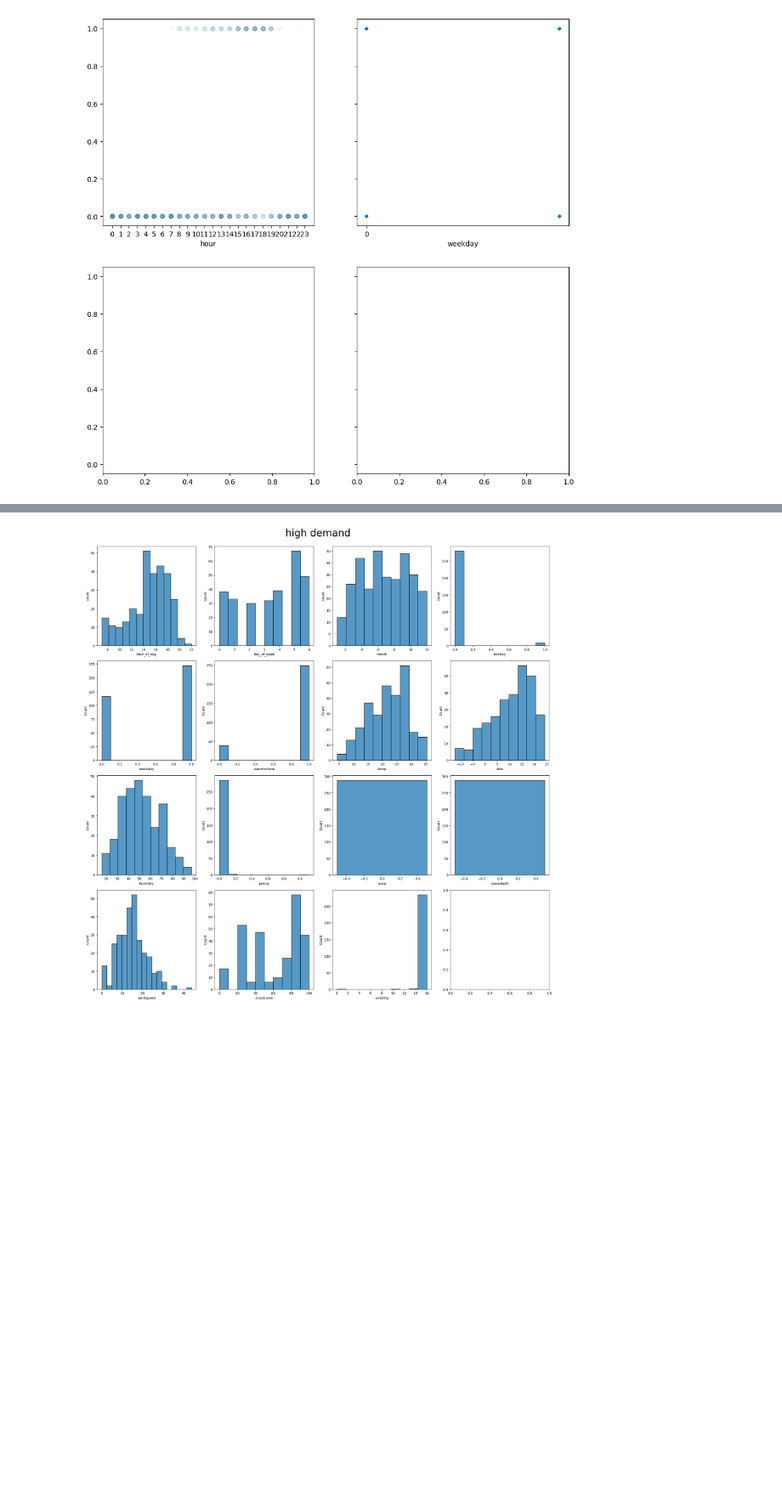
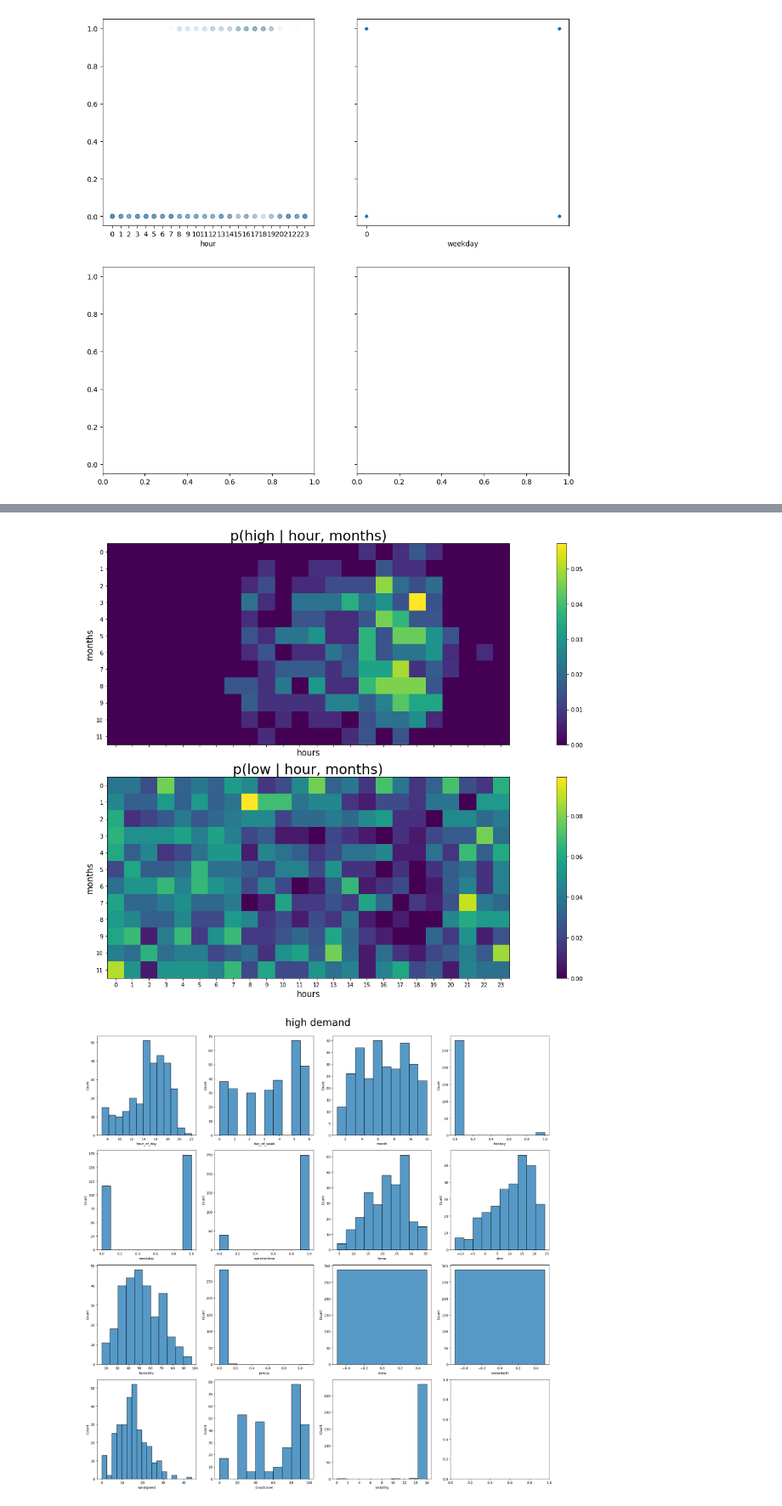
Before and after one commit to SunAndClouds/SML-Project, a Jupyter notebook: Exploratory Data Analysis.ipynb, the cells around one changed output, grey strips where cells are left out. Shown at 85% size. Cells and saved outputs as stored; diff of their text form; code cells hidden in the pictures; blank space fills up the shorter version.

```diff
--- a/Exploratory Data Analysis.ipynb
+++ b/Exploratory Data Analysis.ipynb
@@ -136,3 +126,25 @@ P_cond_low.mean(0).sum()
+# %%
+fig, ax = plt.subplots(2, 1, figsize=(24, 12), tight_layout=True, sharey=True, sharex=True)
+
+
+ax[0].set_title("p(high | hour, months)", fontsize=25)
+ax[1].set_title("p(low | hour, months)", fontsize=25)
+
+high = ax[0].imshow(p_total_high)
+low = ax[1].imshow(p_total_low)
+
+for i in range(2):
+    ax[i].set_xticks(np.arange(24))
+    ax[i].set_yticks(np.arange(12))
+    ax[i].set_xlabel("hours", fontsize=15)
+    ax[i].set_ylabel("months", fontsize=15)
+
+fig.colorbar(high, ax=ax[0])
+fig.colorbar(low, ax=ax[1])
+
+plt.show()
+# %% [output]
+[figure, added]
 # %%
 # Filtering the data for only high bike demand (binary label = 1)
 high_demand_data = data[data['increase_stock_binary'] == 1]
```
Also changed, not shown: parts of 5 cells of this notebook.
